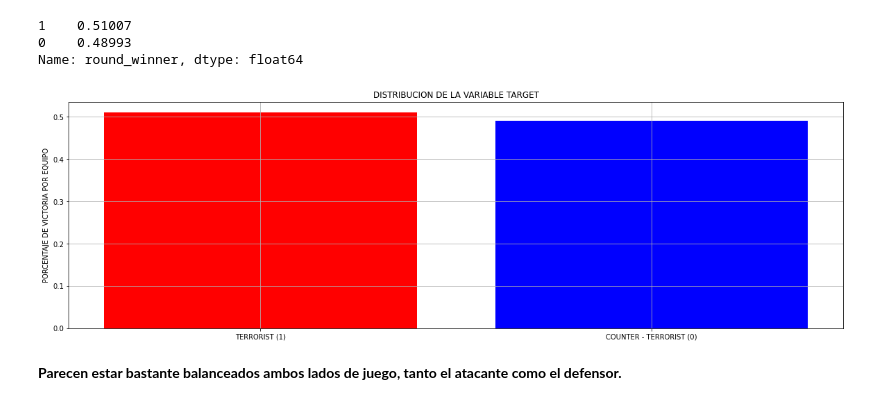
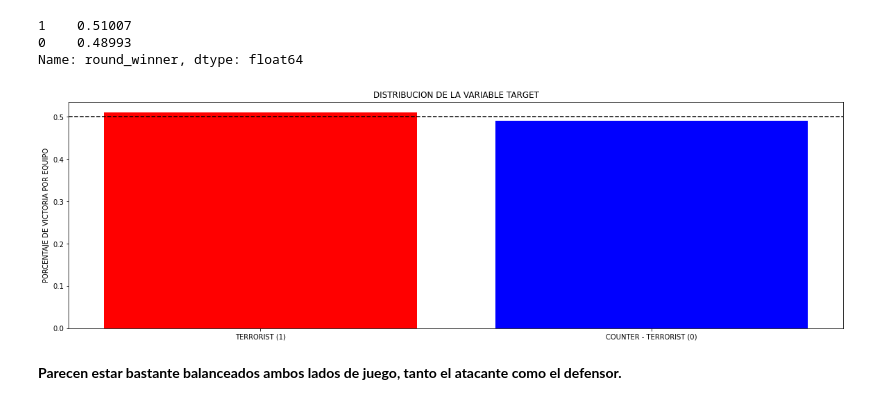
Before and after one commit to Csuarezgurruchaga/Digital-House, a Jupyter notebook: Trabajo Practico/Practico_4/cs_go_grupo5.ipynb, the cells around one changed output. Cells and saved outputs as stored; diff of their text form; code cells hidden in the pictures.

```diff
--- a/Trabajo Practico/Practico_4/cs_go_grupo5.ipynb
+++ b/Trabajo Practico/Practico_4/cs_go_grupo5.ipynb
@@ -211,15 +298,17 @@ df['round_winner'].value_counts(normalize = True)
 0    0.48993
 Name: round_winner, dtype: float64
 # %%
-plt.figure(figsize=(20,6)); ax = plt.axes()
+plt.figure(figsize=(20,6))
+ax = plt.axes()
+plt.hlines(y=0.5, xmin=-100, xmax=100, colors='k', linestyles = '--')
 ax.bar(x= ['TERRORIST (1)', 'COUNTER - TERRORIST (0)'], height=df['round_winner'].value_counts(normalize = True), color=['r','b'])
 plt.title('DISTRIBUCION DE LA VARIABLE TARGET')
 plt.ylabel('PORCENTAJE DE VICTORIA POR EQUIPO')
-plt.grid()
+# plt.grid()
 
 plt.show()
 # %% [output]
-[figure, old version]
+[figure, new version]
 # %% [markdown]
 **Parecen estar bastante balanceados ambos lados de juego, tanto el atacante como el defensor.**
 # %% [markdown]
```
Also changed, not shown: parts of 44 cells of this notebook, 6 other files.
